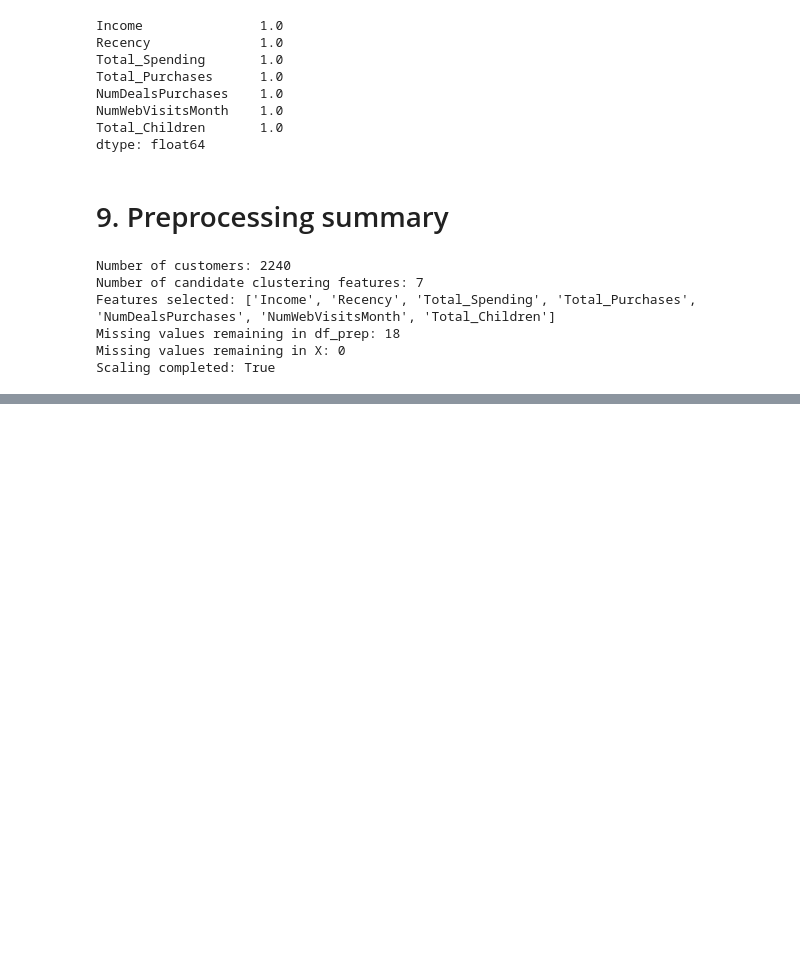
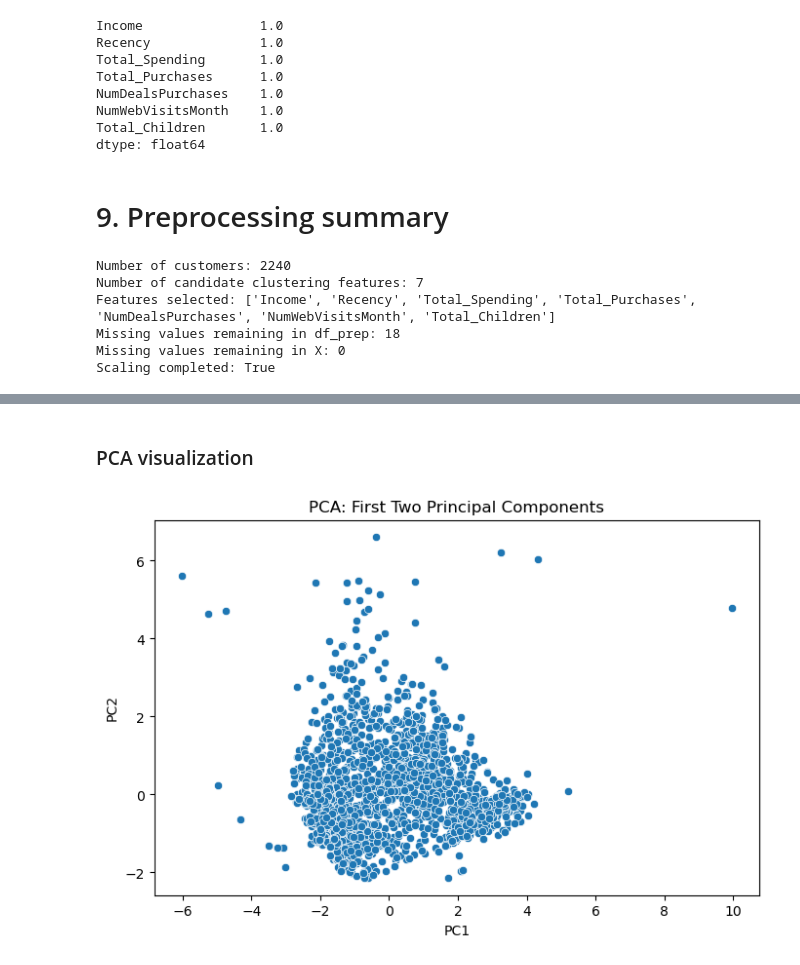
Before and after one commit to N-Shivaram25/Customer_Segmentation, a Jupyter notebook: Customer_Segmentation_EDA.ipynb, the cells around one changed output, grey strips where cells are left out. Drawn from its saved outputs; the diff is of its cells as text; code cells hidden in the pictures; blank space fills up the shorter version.

```diff
--- a/Customer_Segmentation_EDA.ipynb
+++ b/Customer_Segmentation_EDA.ipynb
@@ -1242,0 +1326,14 @@ Scaling completed: True
+# %%
+#PCA DataFrame
+pca_columns = [
+    f"PC{i}"
+    for i in range(1, n_components + 1)
+]
+
+X_pca_df = pd.DataFrame(
+    X_pca,
+    columns=pca_columns,
+    index=X_scaled.index
+)
+
+X_pca_df.head()
@@ -1242,0 +1364,16 @@ Scaling completed: True
+# %% [markdown]
+### PCA visualization
+# %%
+plt.figure(figsize=(8,5))
+
+sns.scatterplot(
+    x=X_pca_df["PC1"],
+    y=X_pca_df["PC2"]
+)
+
+plt.title("PCA: First Two Principal Components")
+plt.xlabel("PC1")
+plt.ylabel("PC2")
+plt.show()
+# %% [output]
+[figure, added]
```
Also changed, not shown: parts of 34 cells of this notebook.
